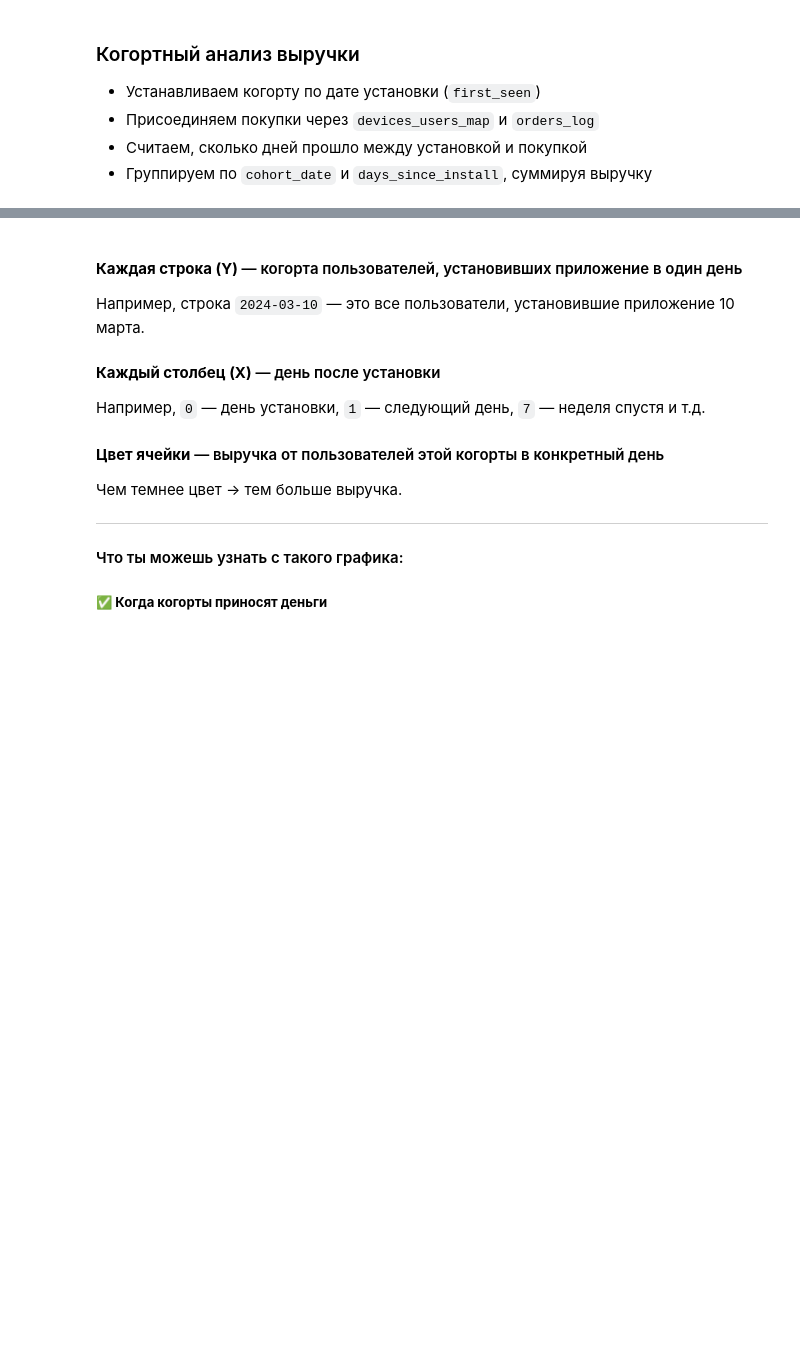
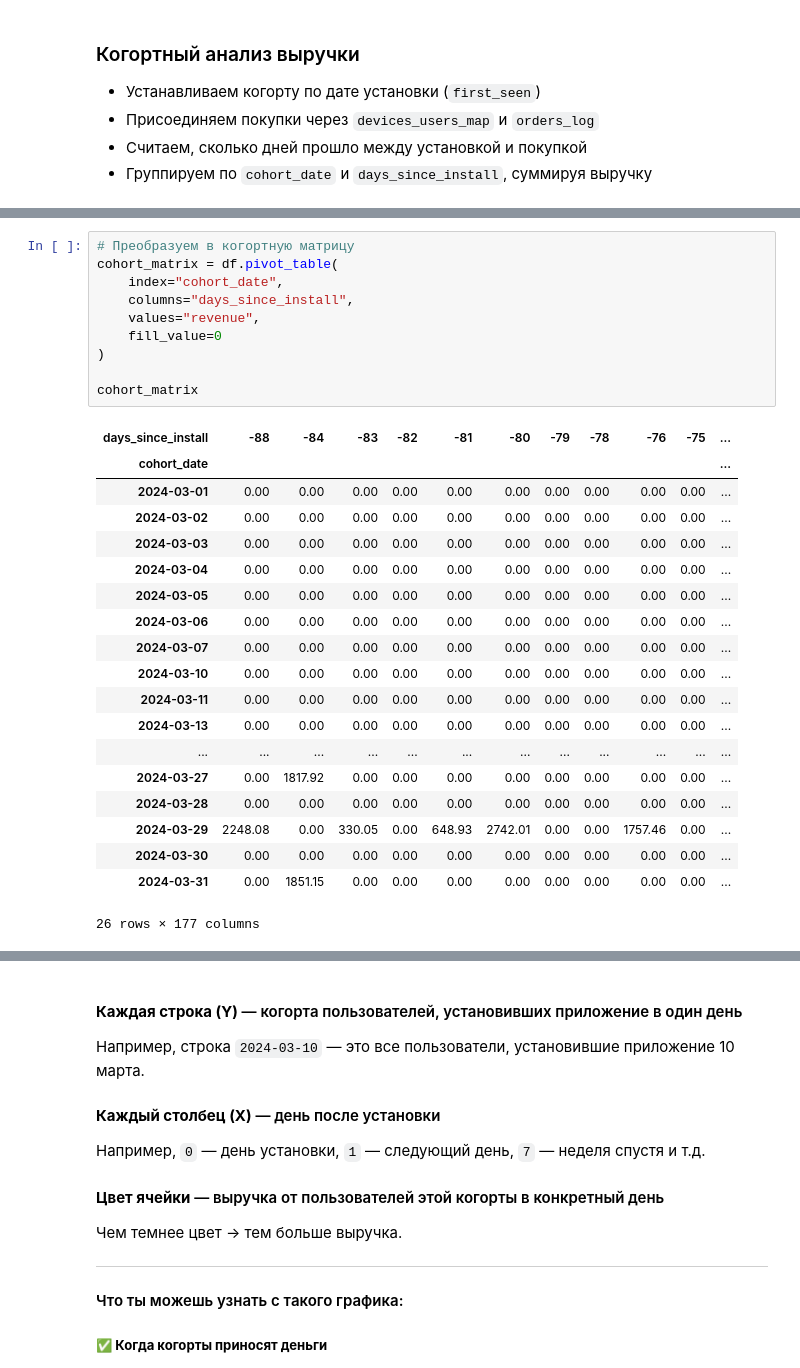
Before and after one commit to cpython-projects/da_2603, a Jupyter notebook: lesson_25.ipynb, the cells around one changed output, grey strips where cells are left out. Saved outputs shown, nothing was run; the diff lists cells and outputs as text; blank space fills up the shorter version.

```diff
--- a/lesson_25.ipynb
+++ b/lesson_25.ipynb
@@ -503,4 +724,34 @@ df
 | 426 | 2024-03-31 | 80 | 1435.34 |
 | 427 | 2024-03-31 | 82 | 2039.67 |
 428 rows × 3 columns
+# %%
+# Преобразуем в когортную матрицу
+cohort_matrix = df.pivot_table(
+    index="cohort_date",
+    columns="days_since_install",
+    values="revenue",
+    fill_value=0
+)
+
+cohort_matrix
+# %% [output]
+| days_since_install | -88 | -84 | -83 | -82 | -81 | -80 | -79 | -78 | -76 | -75 | ... |
+| cohort_date |  |  |  |  |  |  |  |  |  |  | ... |
+| 2024-03-01 | 0.00 | 0.00 | 0.00 | 0.00 | 0.00 | 0.00 | 0.00 | 0.00 | 0.00 | 0.00 | ... |
+| 2024-03-02 | 0.00 | 0.00 | 0.00 | 0.00 | 0.00 | 0.00 | 0.00 | 0.00 | 0.00 | 0.00 | ... |
+| 2024-03-03 | 0.00 | 0.00 | 0.00 | 0.00 | 0.00 | 0.00 | 0.00 | 0.00 | 0.00 | 0.00 | ... |
+| 2024-03-04 | 0.00 | 0.00 | 0.00 | 0.00 | 0.00 | 0.00 | 0.00 | 0.00 | 0.00 | 0.00 | ... |
+| 2024-03-05 | 0.00 | 0.00 | 0.00 | 0.00 | 0.00 | 0.00 | 0.00 | 0.00 | 0.00 | 0.00 | ... |
+| 2024-03-06 | 0.00 | 0.00 | 0.00 | 0.00 | 0.00 | 0.00 | 0.00 | 0.00 | 0.00 | 0.00 | ... |
+| 2024-03-07 | 0.00 | 0.00 | 0.00 | 0.00 | 0.00 | 0.00 | 0.00 | 0.00 | 0.00 | 0.00 | ... |
+| 2024-03-10 | 0.00 | 0.00 | 0.00 | 0.00 | 0.00 | 0.00 | 0.00 | 0.00 | 0.00 | 0.00 | ... |
+| 2024-03-11 | 0.00 | 0.00 | 0.00 | 0.00 | 0.00 | 0.00 | 0.00 | 0.00 | 0.00 | 0.00 | ... |
+| 2024-03-13 | 0.00 | 0.00 | 0.00 | 0.00 | 0.00 | 0.00 | 0.00 | 0.00 | 0.00 | 0.00 | ... |
+| ... | ... | ... | ... | ... | ... | ... | ... | ... | ... | ... | ... |
+| 2024-03-27 | 0.00 | 1817.92 | 0.00 | 0.00 | 0.00 | 0.00 | 0.00 | 0.00 | 0.00 | 0.00 | ... |
+| 2024-03-28 | 0.00 | 0.00 | 0.00 | 0.00 | 0.00 | 0.00 | 0.00 | 0.00 | 0.00 | 0.00 | ... |
+| 2024-03-29 | 2248.08 | 0.00 | 330.05 | 0.00 | 648.93 | 2742.01 | 0.00 | 0.00 | 1757.46 | 0.00 | ... |
+| 2024-03-30 | 0.00 | 0.00 | 0.00 | 0.00 | 0.00 | 0.00 | 0.00 | 0.00 | 0.00 | 0.00 | ... |
+| 2024-03-31 | 0.00 | 1851.15 | 0.00 | 0.00 | 0.00 | 0.00 | 0.00 | 0.00 | 0.00 | 0.00 | ... |
+26 rows × 177 columns
 # %%
```
Also changed, not shown: parts of 17 cells of this notebook.
